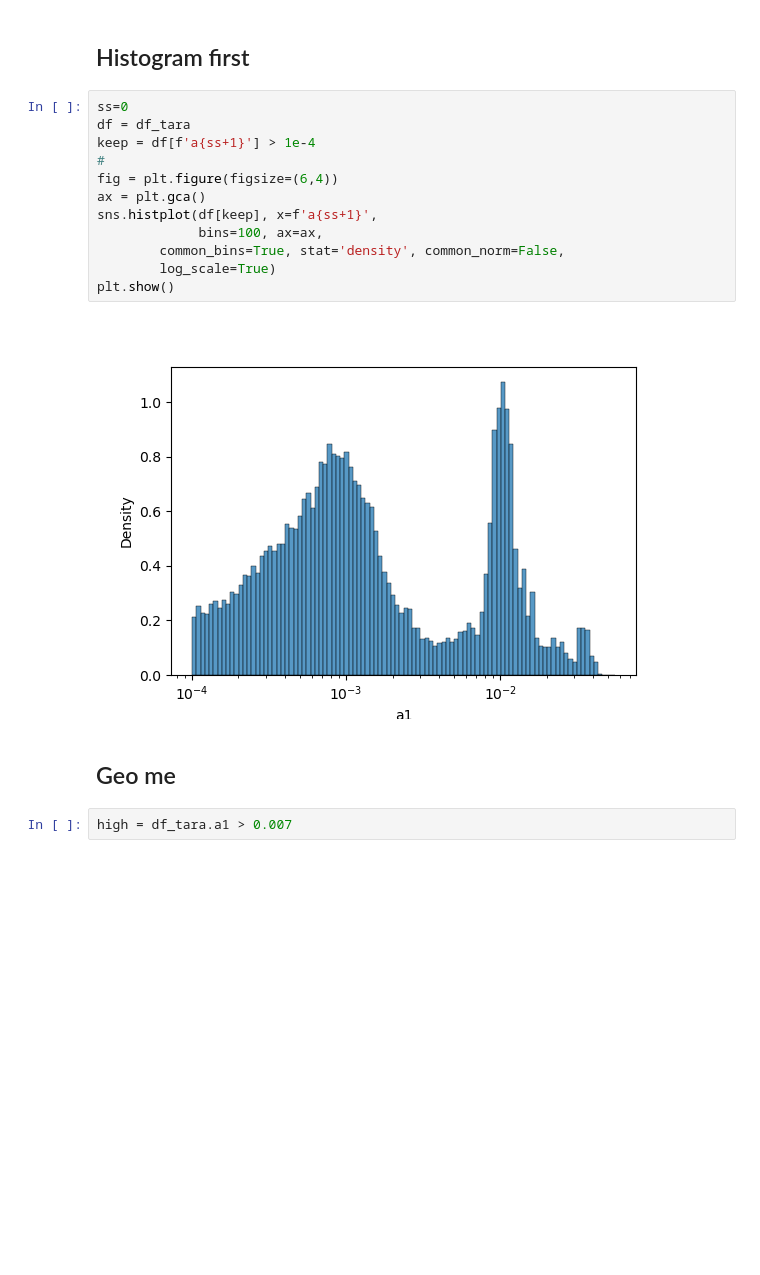
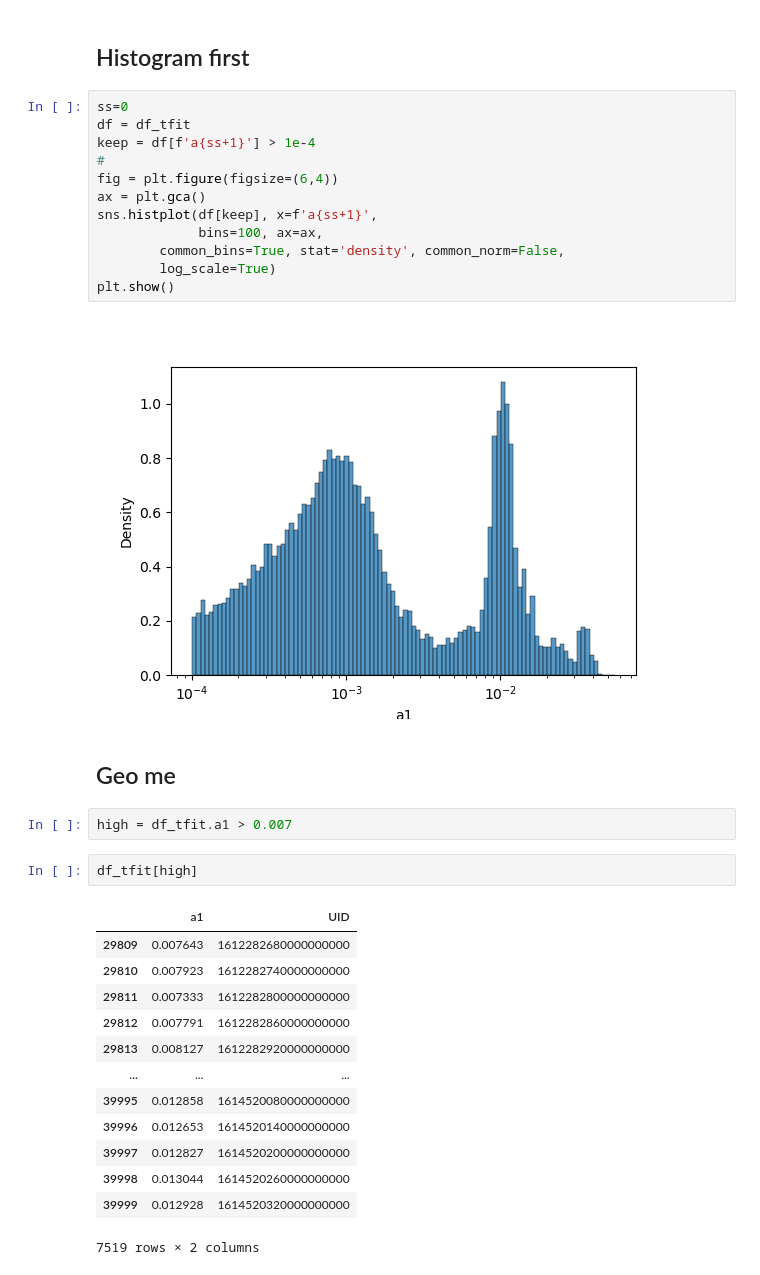
Before and after one commit to AI-for-Ocean-Science/cnmf, a Jupyter notebook: papers/I/Analysis/TaraGeo.ipynb, the cells around one changed output. Cells and saved outputs as stored; diff of their text form; blank space fills up the shorter version.

```diff
--- a/papers/I/Analysis/TaraGeo.ipynb
+++ b/papers/I/Analysis/TaraGeo.ipynb
@@ -47,7 +72,7 @@ df_tara['a1'] = tara_coeff[0,:]
 ## Histogram first
 # %%
 ss=0
-df = df_tara
+df = df_tfit
 keep = df[f'a{ss+1}'] > 1e-4
 #
 fig = plt.figure(figsize=(6,4))
@@ -58,8 +83,24 @@ sns.histplot(df[keep], x=f'a{ss+1}',
         log_scale=True)
 plt.show()
 # %% [output]
-[figure, old version]
+[figure, new version]
 # %% [markdown]
 ## Geo me
 # %%
-high = df_tara.a1 > 0.007
+high = df_tfit.a1 > 0.007
+# %%
+df_tfit[high]
+# %% [output]
+|  | a1 | UID |
+| 29809 | 0.007643 | 1612282680000000000 |
+| 29810 | 0.007923 | 1612282740000000000 |
+| 29811 | 0.007333 | 1612282800000000000 |
+| 29812 | 0.007791 | 1612282860000000000 |
+| 29813 | 0.008127 | 1612282920000000000 |
+| ... | ... | ... |
+| 39995 | 0.012858 | 1614520080000000000 |
+| 39996 | 0.012653 | 1614520140000000000 |
+| 39997 | 0.012827 | 1614520200000000000 |
+| 39998 | 0.013044 | 1614520260000000000 |
+| 39999 | 0.012928 | 1614520320000000000 |
+7519 rows × 2 columns
```
Also changed, not shown: parts of 18 cells of this notebook, 4 other files.
